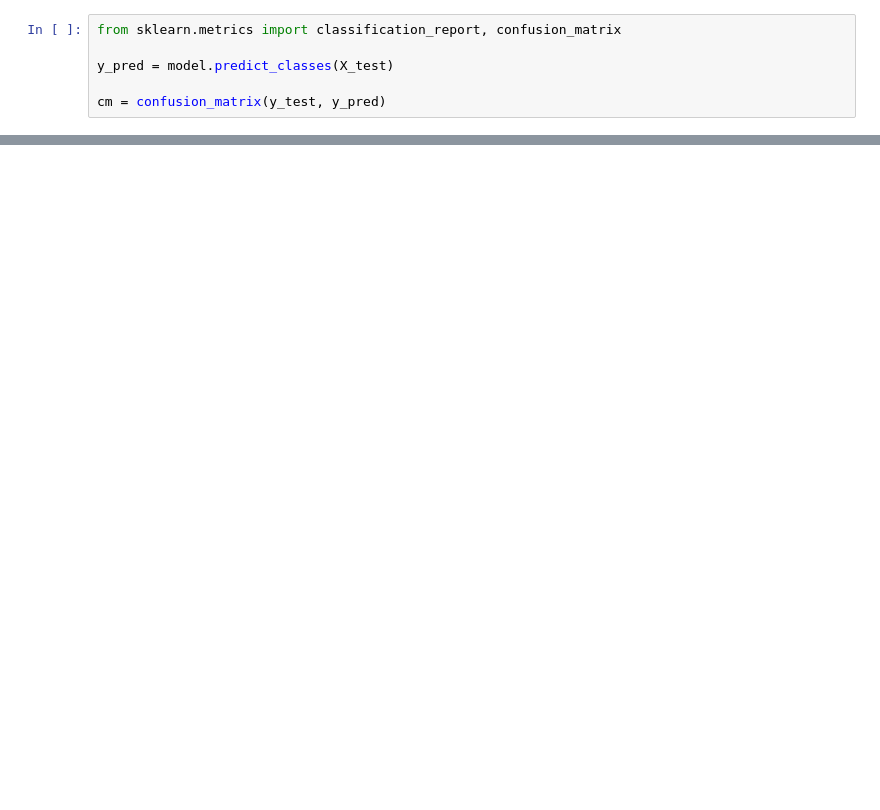
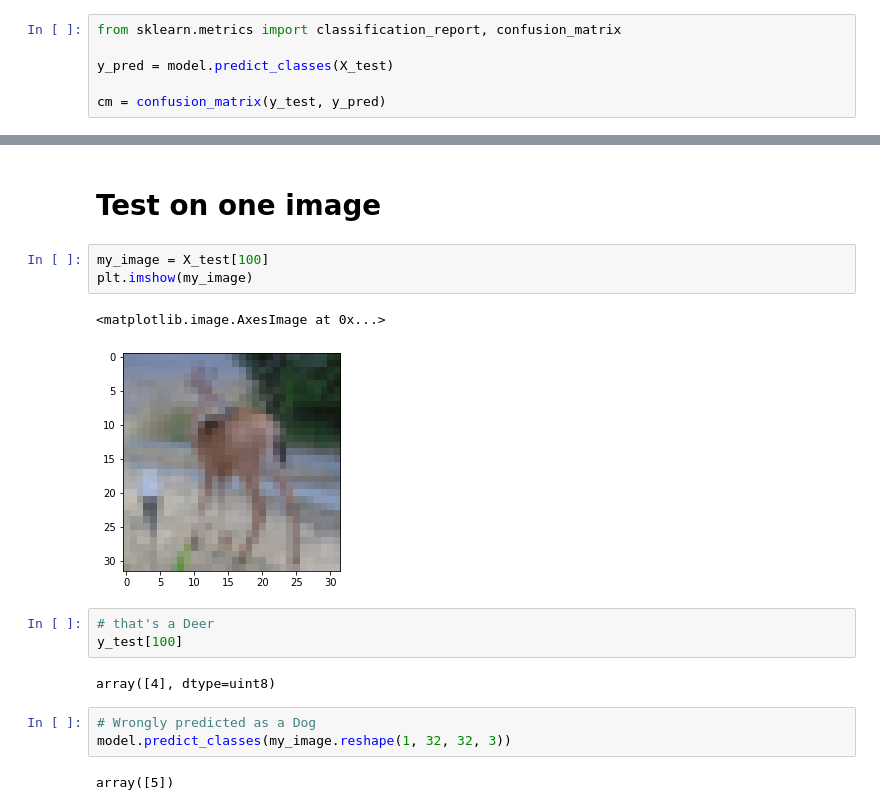
Before and after one commit to fares-ds/Cifar-10_Image_Classification_Using_CNNs, a Jupyter notebook: Cifar_10_image_classification_using_cnn.ipynb, the cells around one changed output, grey strips where cells are left out. Saved outputs shown, nothing was run; the diff lists cells and outputs as text; blank space fills up the shorter version.

```diff
--- a/Cifar_10_image_classification_using_cnn.ipynb
+++ b/Cifar_10_image_classification_using_cnn.ipynb
@@ -210,0 +205,18 @@ weighted avg       0.69      0.69      0.69     10000
+# %% [markdown]
+# Test on one image
+# %%
+my_image = X_test[100]
+plt.imshow(my_image)
+# %% [output]
+<matplotlib.image.AxesImage at 0x...>
+[figure, added]
+# %%
+# that's a Deer
+y_test[100]
+# %% [output]
+array([4], dtype=uint8)
+# %%
+# Wrongly predicted as a Dog
+model.predict_classes(my_image.reshape(1, 32, 32, 3))
+# %% [output]
+array([5])
```
Also changed, not shown: parts of 8 cells of this notebook.
